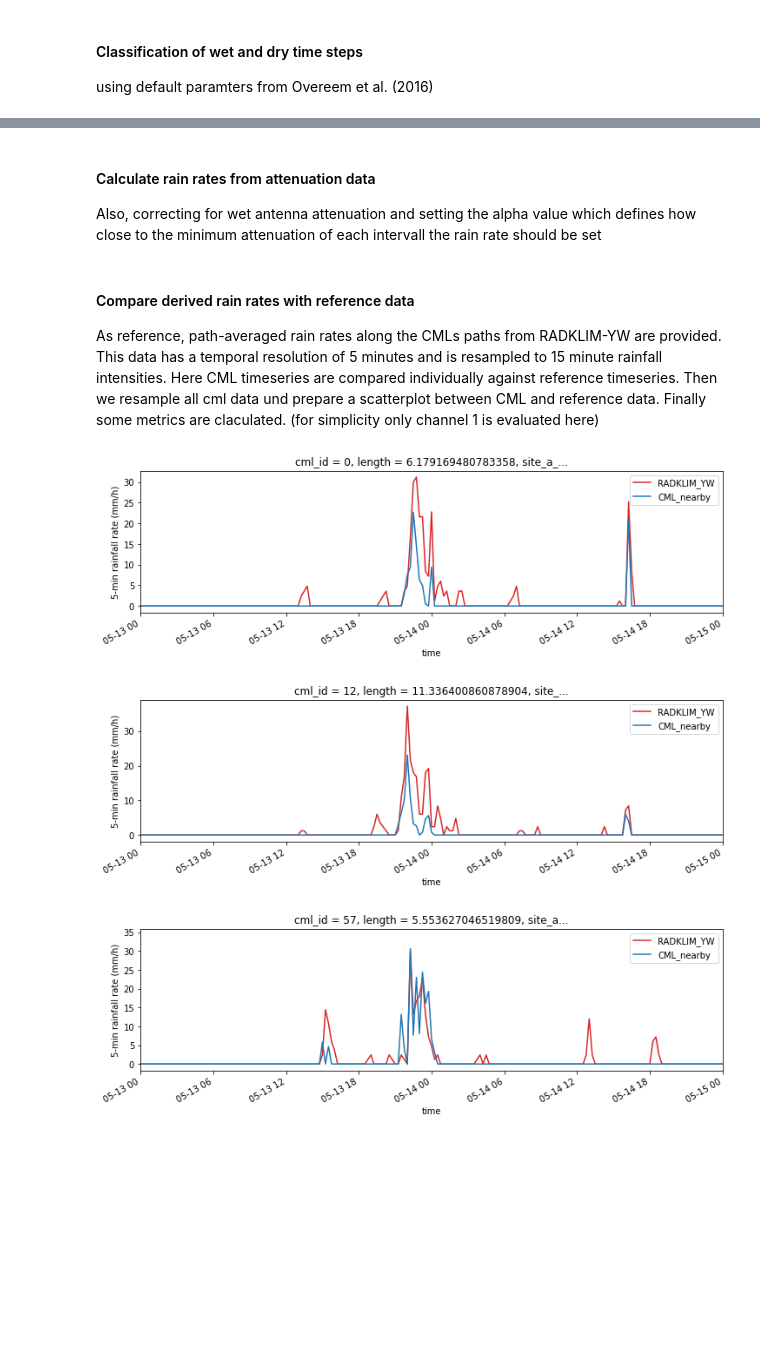
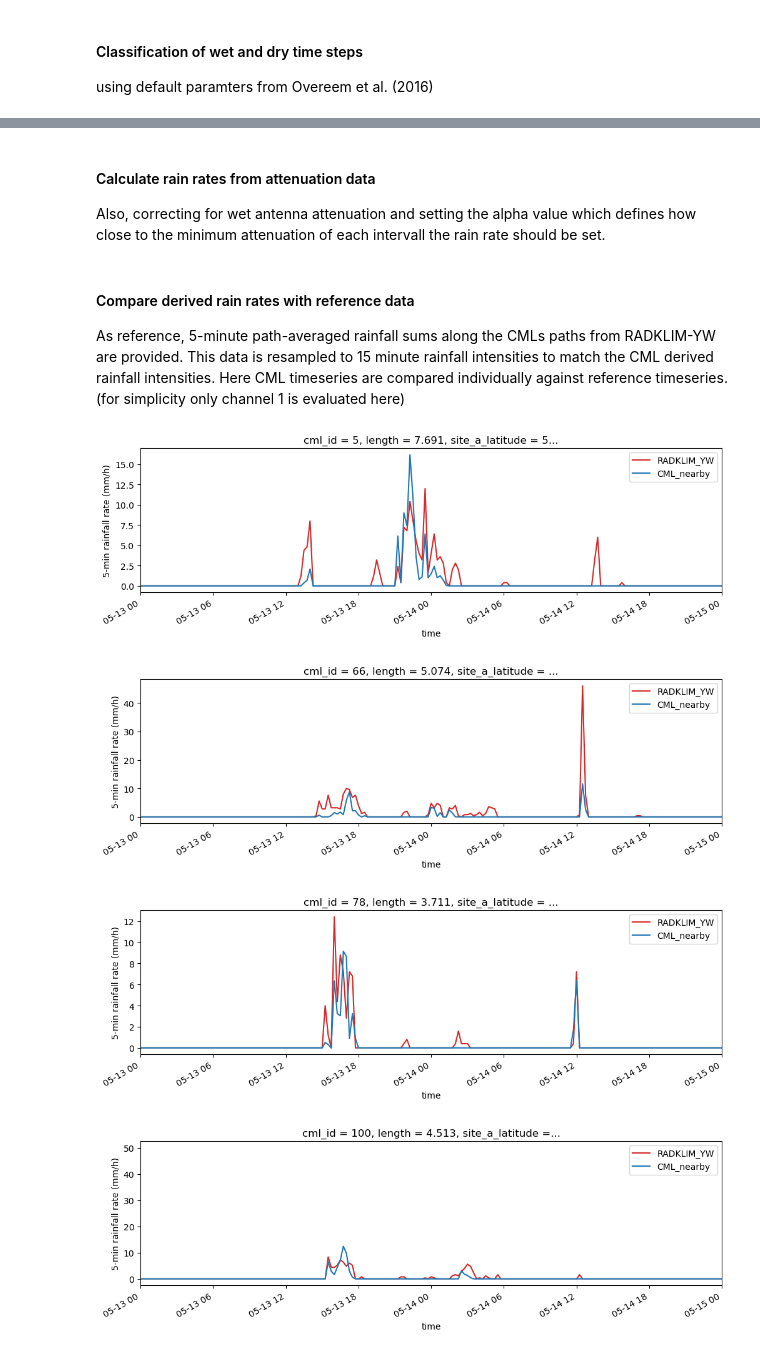
Before and after one commit to pycomlink/pycomlink, a Jupyter notebook: notebooks/Nearby link approach processing example.ipynb, the cells around one changed output, grey strips where cells are left out. Drawn from its saved outputs; the diff is of its cells as text; code cells hidden in the pictures; blank space fills up the shorter version.

```diff
--- a/notebooks/Nearby link approach processing example.ipynb
+++ b/notebooks/Nearby link approach processing example.ipynb
@@ -92,15 +95,14 @@ plt.ylabel("count");
 #### Classification of wet and dry time steps
 using default paramters from Overeem et al. (2016)
 # %%
-wet, F, medianP_out, medianPL_out = nearby_wetdry.nearby_wetdry(
+wet, F = nearby_wetdry.nearby_wetdry(
     pmin=pmin,
-    max_pmin=max_pmin,
-    deltaP=deltaP,
-    deltaPL=deltaPL,
     ds_dist=ds_dist,
-    r=15,
+    radius=15,
     thresh_median_P=-1.4,
     thresh_median_PL=-0.7,
     min_links=3,
+    interval=15,
+    timeperiod=24,
 )
 # %% [markdown]
@@ -144,4 +137,4 @@ for cmlid in ["5", "66", "78", "100"]:
 # %%
-pref = nearby_rain.nearby_determine_reference_level(wet, pmin)
+pref = nearby_rain.nearby_determine_reference_level(pmin, pmax, wet, n_average_dry=96, min_periods=1)
 # %% [markdown]
 #### Correction if min-max data
@@ -149,3 +142,2 @@ Note that pmax data should be used here if available. If no pmax data is availab
 # %%
-p_c_min, p_c_max = nearby_rain.nearby_correct_recieved_signals(
-            pmin, wet, pref)
+p_c_min, p_c_max = nearby_rain.nearby_correct_received_signals(pmin, pmax, wet, pref)
@@ -152,6 +164,6 @@ p_c_min, p_c_max = nearby_rain.nearby_correct_recieved_signals(
 # %% [markdown]
 #### Calculate rain rates from attenuation data
-Also, correcting for wet antenna attenuation and setting the alpha value which defines how close to the minimum attenuation of each intervall the rain rate should be set
+Also, correcting for wet antenna attenuation and setting the alpha value which defines how close to the minimum attenuation of each intervall the rain rate should be set.
 # %%
 R = nearby_rain.nearby_rainfall_retrival(
     pref,
@@ -159,12 +171,13 @@ R = nearby_rain.nearby_rainfall_retrival(
     p_c_max,
     F,
     length=pmin.length,
-    f_GHz=pmin.frequency/1e9,
+    f_GHz=pmin.frequency / 1e9,
     pol=pmin.polarization,
     waa_max=2.3,
     alpha=0.33,
-    F_value_correction=True)
+    F_value_threshold =-32.5,
+)
 # %% [markdown]
 #### Compare derived rain rates with reference data
-As reference, path-averaged rain rates along the CMLs paths from RADKLIM-YW are provided. This data has a temporal resolution of 5 minutes and is resampled to 15 minute rainfall intensities. Here CML timeseries are compared individually against reference timeseries. Then we resample all cml data und prepare a scatterplot between CML and reference data. Finally some metrics are claculated. (for simplicity only channel 1 is evaluated here)
+As reference, 5-minute path-averaged rainfall sums along the CMLs paths from RADKLIM-YW are provided. This data is resampled to 15 minute rainfall intensities to match the CML derived rainfall intensities. Here CML timeseries are compared individually against reference timeseries. (for simplicity only channel 1 is evaluated here)
 # %%
@@ -172,18 +185,19 @@ path_ref = xr.open_dataset(data_path + '/example_path_averaged_reference_data.nc
 # %%
-for i in ["0", "12", "57"]:
+for i in ["5", "66", "78", "100"]:
     # Plot reference rainfall amount (converted to 15-minute rainfall rate)
-    (path_ref.sel(cml_id=i).rainfall_amount.resample(time='15min').sum() * 12).plot(
-        label="RADKLIM_YW", color='C3', figsize=(12,3)
+    (path_ref.sel(cml_id=i).rainfall_amount.resample(time="15min").sum() * 4).plot(
+        label="RADKLIM_YW", color="C3", figsize=(12, 3)
     )
     # Plot 15-minute mean rainfall rates from CMLs
-    (R.sel(cml_id=i,channel_id="channel_1")).plot(
-        x="time", label="CML_nearby", color='C0'
+    (R.sel(cml_id=i, channel_id="channel_1")).plot(
+        x="time", label="CML_nearby", color="C0"
     )
 
-    plt.xlim(np.datetime64('2018-05-13'), np.datetime64('2018-05-15'))
-    plt.ylabel('5-min rainfall rate (mm/h)')
+    plt.xlim(np.datetime64("2018-05-13"), np.datetime64("2018-05-15"))
+    plt.ylabel("5-min rainfall rate (mm/h)")
     plt.legend();
 # %% [output]
-[figure, old version]
+[figure, new version]
-[figure, old version]
+[figure, new version]
-[figure, old version]
+[figure, new version]
+[figure, added]
```
Also changed, not shown: parts of 17 cells of this notebook, 5 other files.
